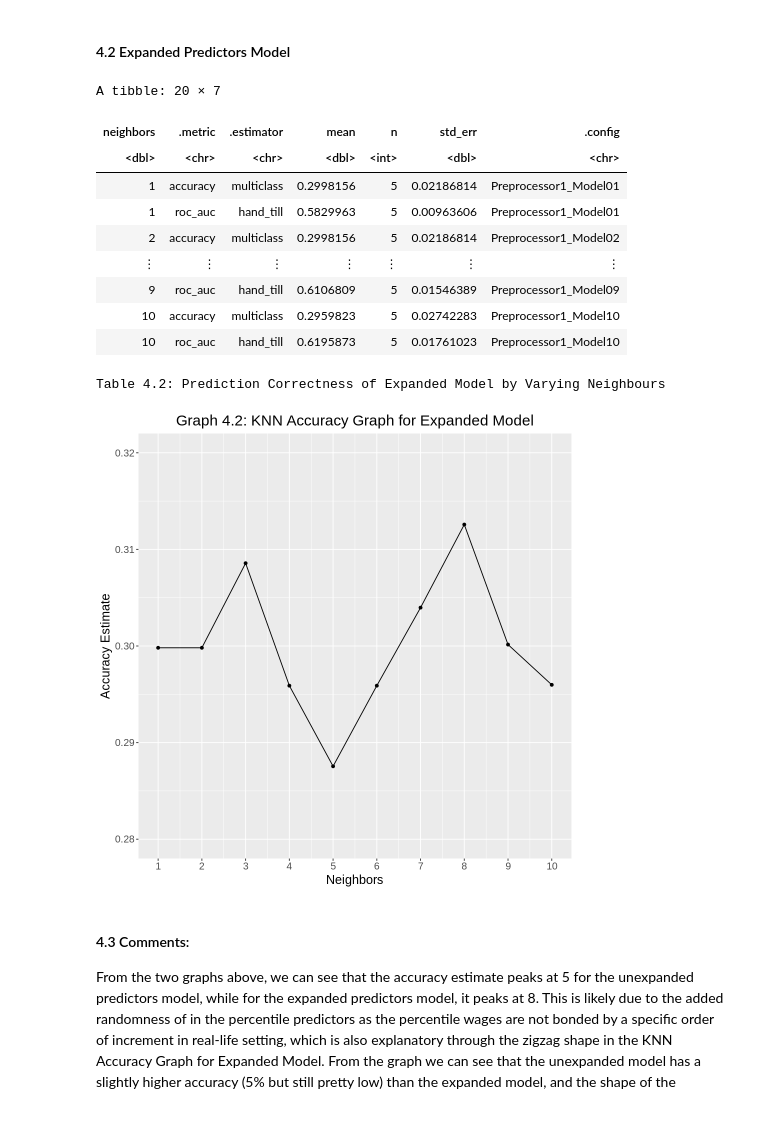
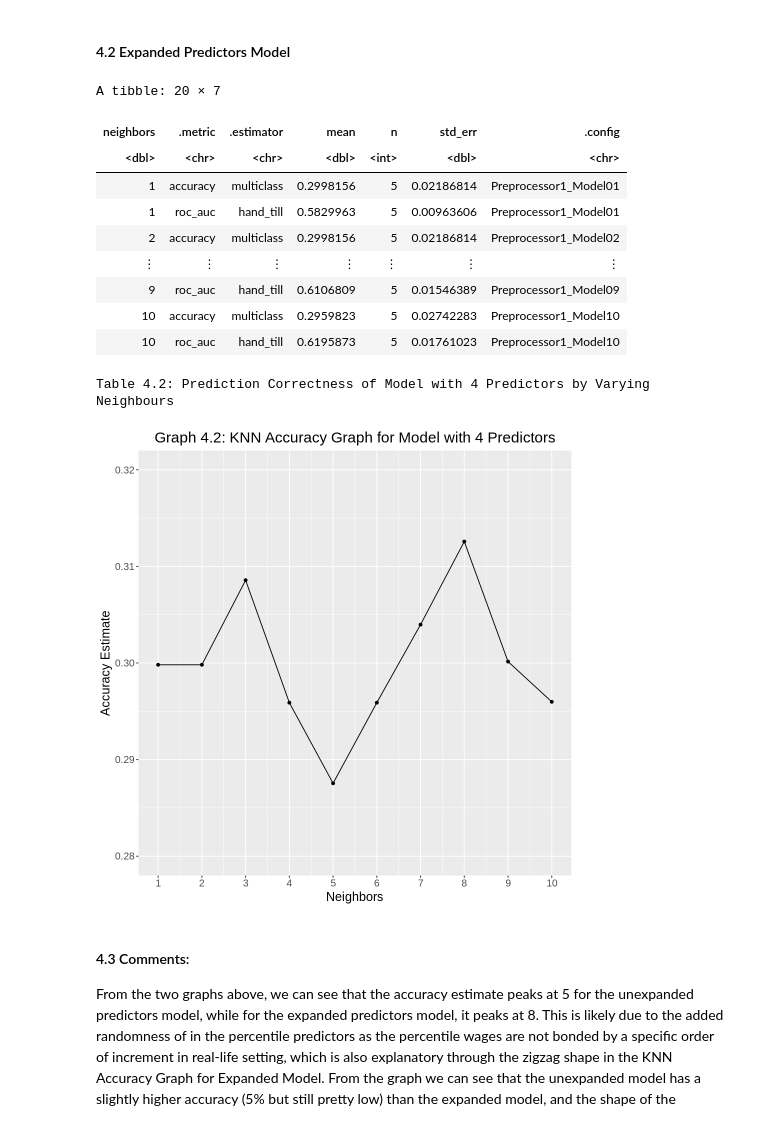
Before and after one commit to colinyee9935/DSCI100_Group_Project, a Jupyter notebook: Project Proposal version 0.0.1.ipynb, the cells around one changed output. Cells and saved outputs as stored; diff of their text form; code cells hidden in the pictures.

```diff
--- a/Project Proposal version 0.0.1.ipynb
+++ b/Project Proposal version 0.0.1.ipynb
@@ -444,7 +429,7 @@ percentile_results <- workflow() |>
        tune_grid(resamples = region_vfold, grid = gridvals) |>
        collect_metrics()
 percentile_results
-cat("Table 4.2: Prediction Correctness of Expanded Model by Varying Neighbours \n")
+cat("Table 4.2: Prediction Correctness of Model with 4 Predictors by Varying Neighbours \n")
 # %% [output]
 A tibble: 20 × 7
 | neighbors | .metric | .estimator | mean | n | std_err | .config |
@@ -456,25 +441,25 @@ A tibble: 20 × 7
 | 9 | roc_auc | hand_till | 0.6106809 | 5 | 0.01546389 | Preprocessor1_Model09 |
 | 10 | accuracy | multiclass | 0.2959823 | 5 | 0.02742283 | Preprocessor1_Model10 |
 | 10 | roc_auc | hand_till | 0.6195873 | 5 | 0.01761023 | Preprocessor1_Model10 |
-Table 4.2: Prediction Correctness of Expanded Model by Varying Neighbours
+Table 4.2: Prediction Correctness of Model with 4 Predictors by Varying Neighbours
 # %%
 set.seed(100)
 options(repr.plot.height = 8, repr.plot.width = 8)
 
 percentile_accuracies <- percentile_results |>
        filter(.metric == "accuracy")
 
 percentile_val_plot <- ggplot(percentile_accuracies, aes(x = neighbors, y = mean))+
     geom_point() +
     geom_line() +
     labs(x = "Neighbors", y = "Accuracy Estimate",
-    title="Graph 4.2: KNN Accuracy Graph for Expanded Model")+
+    title="Graph 4.2: KNN Accuracy Graph for Model with 4 Predictors")+
     theme(text=element_text(size=15), plot.title = element_text(hjust = 0.5))+
     scale_x_continuous(breaks = 1:10)+
     scale_y_continuous(breaks = seq(0.28, 0.32, by = 0.01),limits = c(0.28, 0.32)) #adjusted for comparison
 percentile_val_plot
 # %% [output]
-[figure, old version]
+[figure, new version]
 # %% [markdown]
 #### 4.3 Comments:
 From the two graphs above, we can see that the accuracy estimate peaks at 5 for the unexpanded predictors model, while for the expanded predictors model, it peaks at 8. This is likely due to the added randomness of in the percentile predictors as the percentile wages are not bonded by a specific order of increment in real-life setting, which is also explanatory through the zigzag shape in the KNN Accuracy Graph for Expanded Model. From the graph we can see that the unexpanded model has a slightly higher accuracy (5% but still pretty low) than the expanded model, and the shape of the accuracy curves are also presented in better shape comparing the expanded model, which is indicative of it's potential consistency and stability when predicting different sets (despite it's low accuracy). Thus, taking into account the consistency and stability of the model, we'll proceed with the unexpanded model to test our hypothesis.
```
Also changed, not shown: parts of 15 cells of this notebook.
